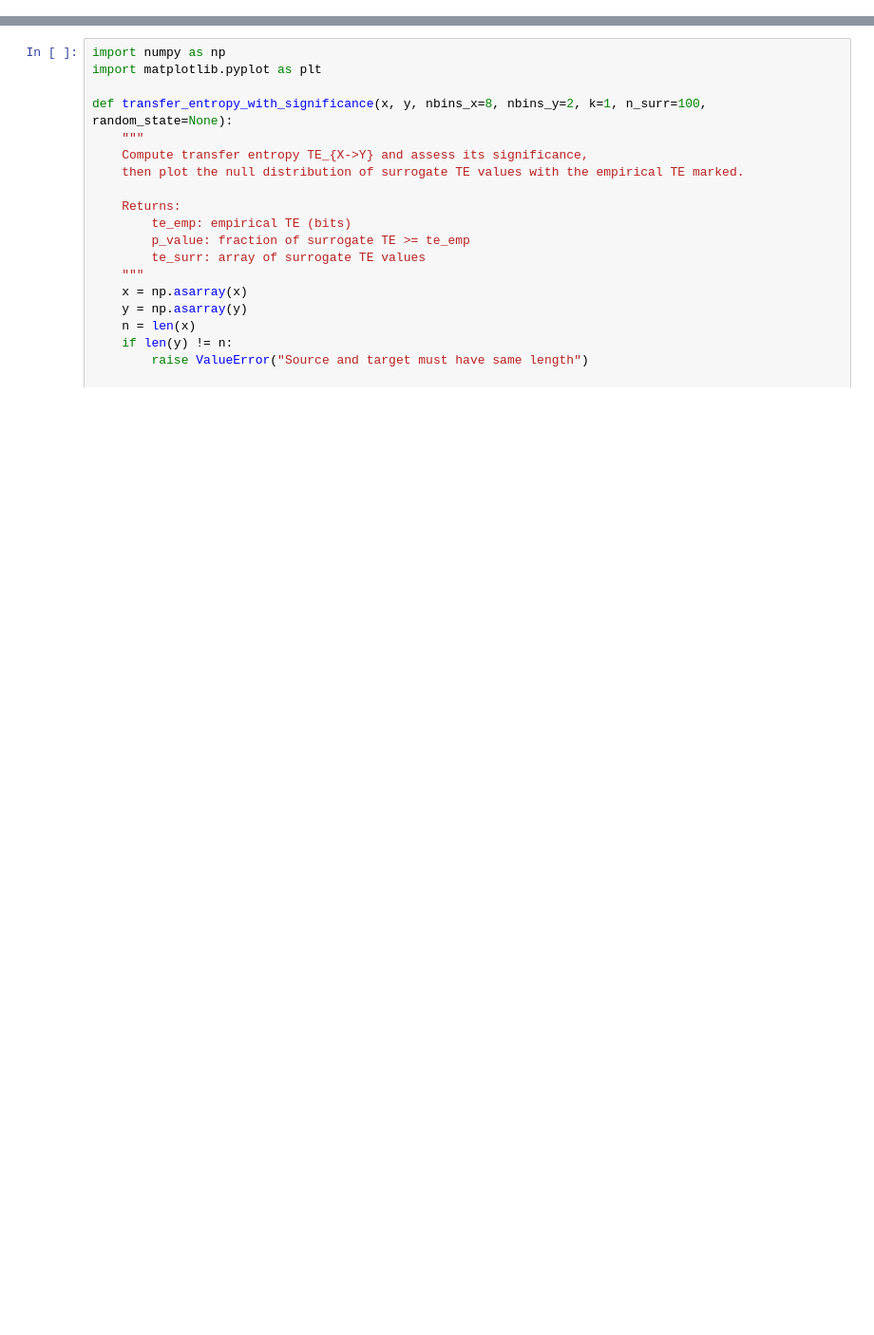
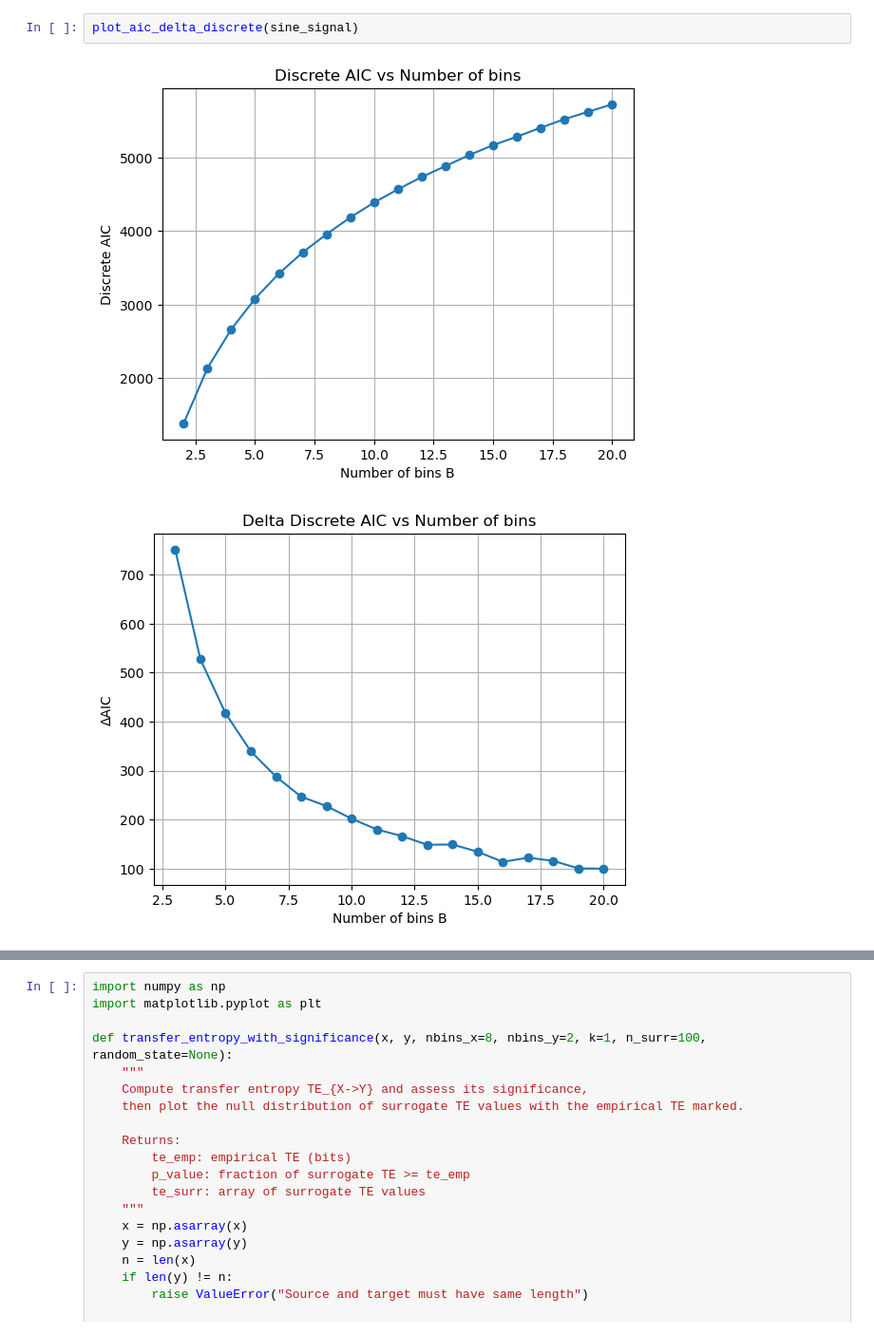
Before and after one commit to Peisong-Zheng/bipolar_seesaw_CCM, a Jupyter notebook: syn_test.ipynb, the cells around one changed output, grey strips where cells are left out. Shown at 95% size. Cells and saved outputs as stored; diff of their text form; blank space fills up the shorter version.

```diff
--- a/syn_test.ipynb
+++ b/syn_test.ipynb
@@ -74,0 +112,5 @@ Irregular Square Wave Entropy: 0.9903 bits
+# %%
+plot_aic_delta_discrete(sine_signal)
+# %% [output]
+[figure, added]
+[figure, added]
```
Also changed, not shown: parts of 6 cells of this notebook, 3 other files.
